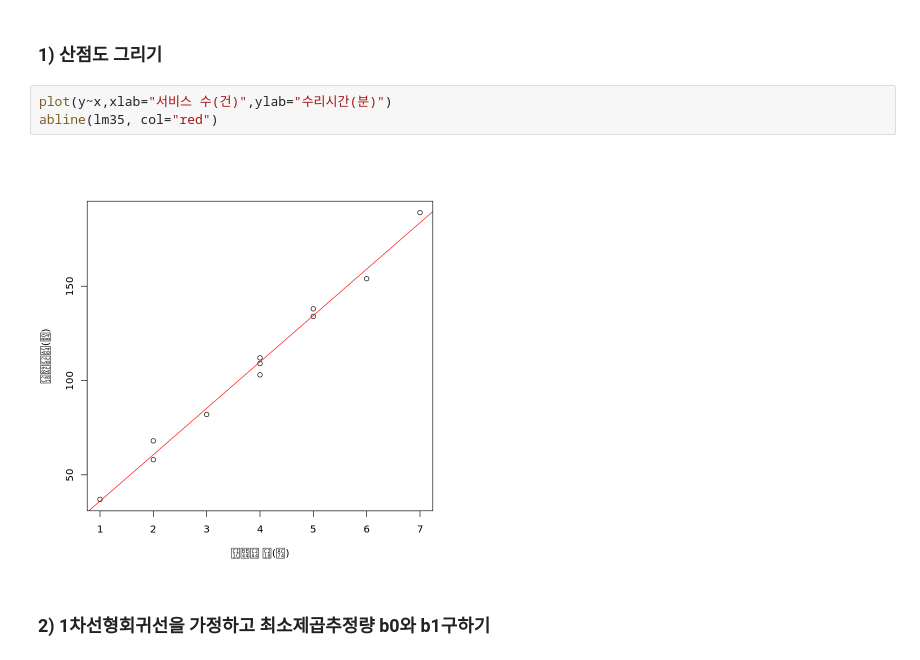
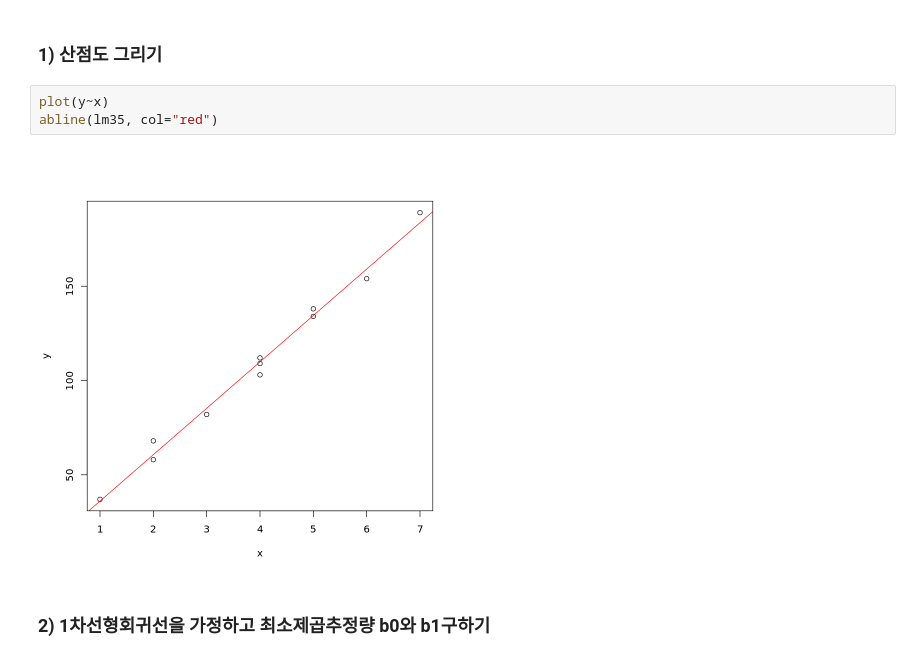
Before and after one commit to cjfal2/dj, a Jupyter notebook: _notebooks/2021-9-25-회귀분석3장연습문제.ipynb, the cells around one changed output. Saved outputs shown, nothing was run; the diff lists cells and outputs as text.

```diff
--- a/_notebooks/2021-9-25-회귀분석3장연습문제.ipynb
+++ b/_notebooks/2021-9-25-회귀분석3장연습문제.ipynb
@@ -129,10 +129,10 @@ lm35 <- lm(y~x)
 # %% [markdown]
 ### 1) 산점도 그리기
 # %%
-plot(y~x,xlab="서비스 수(건)",ylab="수리시간(분)")
+plot(y~x)
 abline(lm35, col="red")
 # %% [output]
-[figure, old version]
+[figure, new version]
 # %% [markdown]
 ### 2) 1차선형회귀선을 가정하고 최소제곱추정량 b0와 b1구하기
 # %%
```
Also changed, not shown: parts of 1 cell of this notebook.
